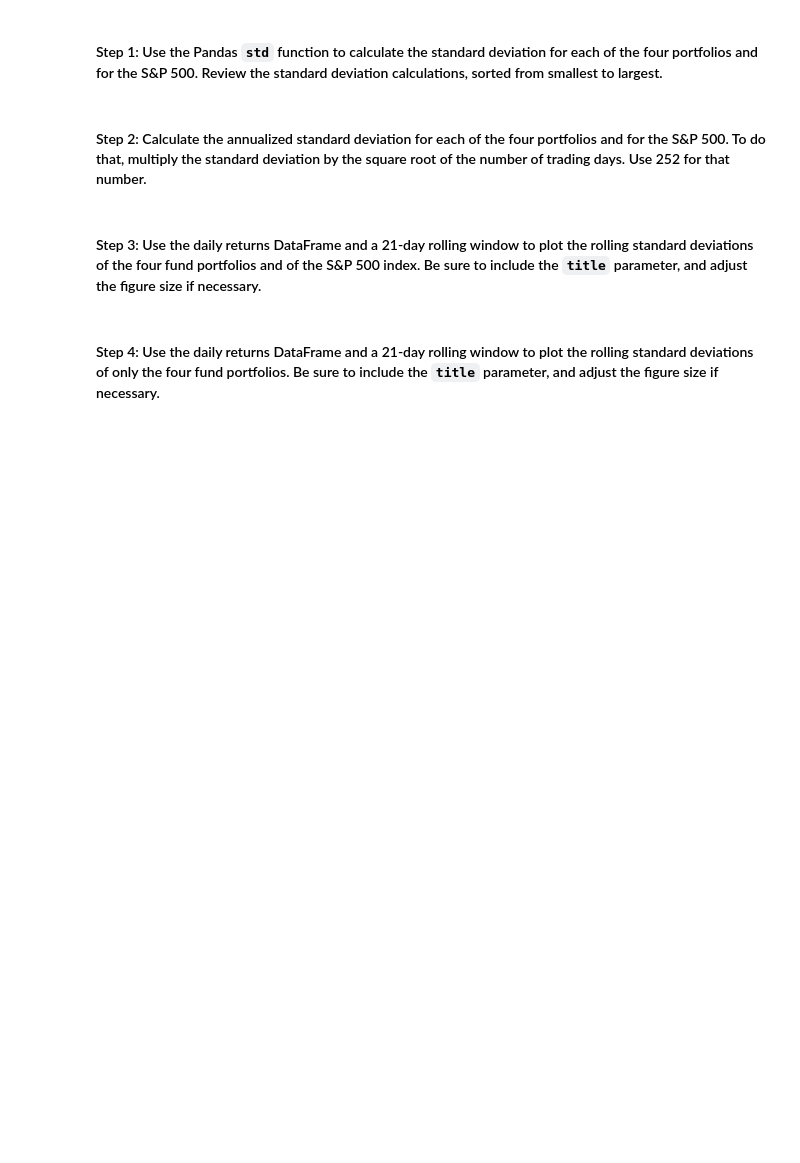
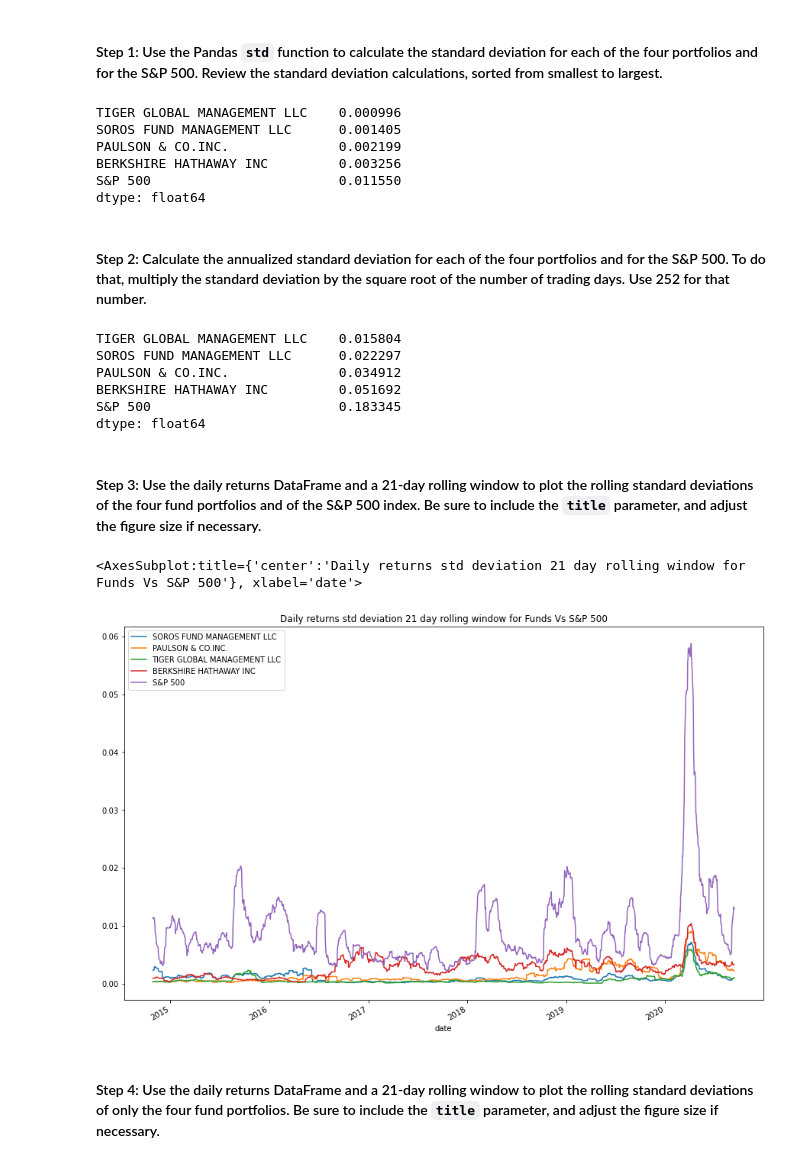
Before and after one commit to Aheesh/risk_return, a Jupyter notebook: risk_return_analysis.ipynb, the cells around one changed output. Drawn from its saved outputs; the diff is of its cells as text; code cells hidden in the pictures; blank space fills up the shorter version.

```diff
--- a/risk_return_analysis.ipynb
+++ b/risk_return_analysis.ipynb
@@ -265,19 +265,45 @@ Evaluate the risk profile of each portfolio by using the standard deviation and
 # Calculate and sort the standard deviation for all 4 portfolios and the S&P 500
 # Review the standard deviations sorted smallest to largest
 # YOUR CODE HERE
+
+#Calculating Standard Deviation and sorting the values in ascending order of Standard Deviation.
+daily_returns_df.std().sort_values()
+# %% [output]
+TIGER GLOBAL MANAGEMENT LLC    0.000996
+SOROS FUND MANAGEMENT LLC      0.001405
+PAULSON & CO.INC.              0.002199
+BERKSHIRE HATHAWAY INC         0.003256
+S&P 500                        0.011550
+dtype: float64
 # %% [markdown]
 #### Step 2: Calculate the annualized standard deviation for each of the four portfolios and for the S&P 500. To do that, multiply the standard deviation by the square root of the number of trading days. Use 252 for that number.
 # %%
 # Calculate and sort the annualized standard deviation (252 trading days) of the 4 portfolios and the S&P 500
 # Review the annual standard deviations smallest to largest
 # YOUR CODE HERE
+
+annualized_std_df=daily_returns_df.std()*np.sqrt(252)
+annualized_std_df.sort_values()
+# %% [output]
+TIGER GLOBAL MANAGEMENT LLC    0.015804
+SOROS FUND MANAGEMENT LLC      0.022297
+PAULSON & CO.INC.              0.034912
+BERKSHIRE HATHAWAY INC         0.051692
+S&P 500                        0.183345
+dtype: float64
 # %% [markdown]
 #### Step 3: Use the daily returns DataFrame and a 21-day rolling window to plot the rolling standard deviations of the four fund portfolios and of the S&P 500 index. Be sure to include the `title` parameter, and adjust the figure size if necessary.
 # %%
 # Using the daily returns DataFrame and a 21-day rolling window,
 # plot the rolling standard deviation of the 4 portfolios and the S&P 500
 # Include a title parameter and adjust the figure size
 # YOUR CODE HERE
+daily_returns_df.rolling(window=21).std().dropna().plot( kind="line",
+                                                       figsize=(15,10),
+                                                       title="Daily returns std deviation 21 day rolling window for Funds Vs S&P 500")
+# %% [output]
+<AxesSubplot:title={'center':'Daily returns std deviation 21 day rolling window for Funds Vs S&P 500'}, xlabel='date'>
+[figure, added]
 # %% [markdown]
 #### Step 4: Use the daily returns DataFrame and a 21-day rolling window to plot the rolling standard deviations of only the four fund portfolios. Be sure to include the `title` parameter, and adjust the figure size if necessary.
 # %%
```
Also changed, not shown: parts of 4 cells of this notebook.
